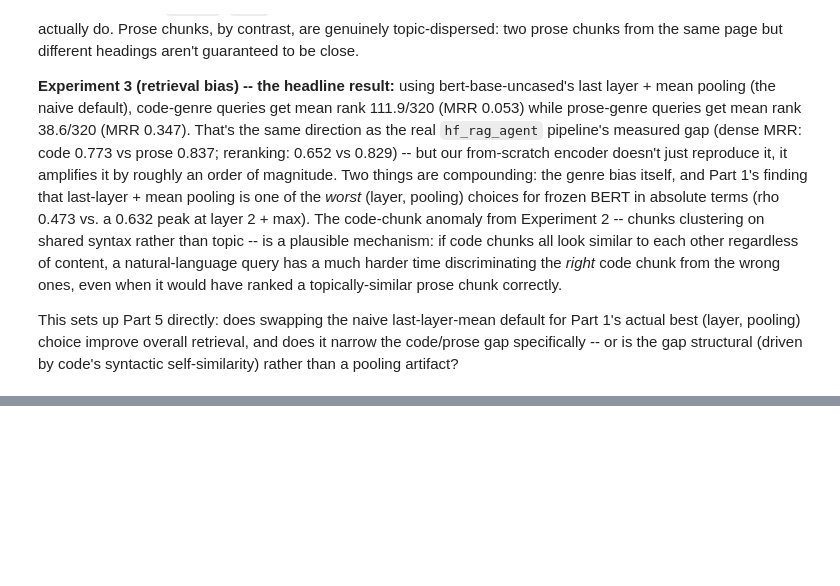
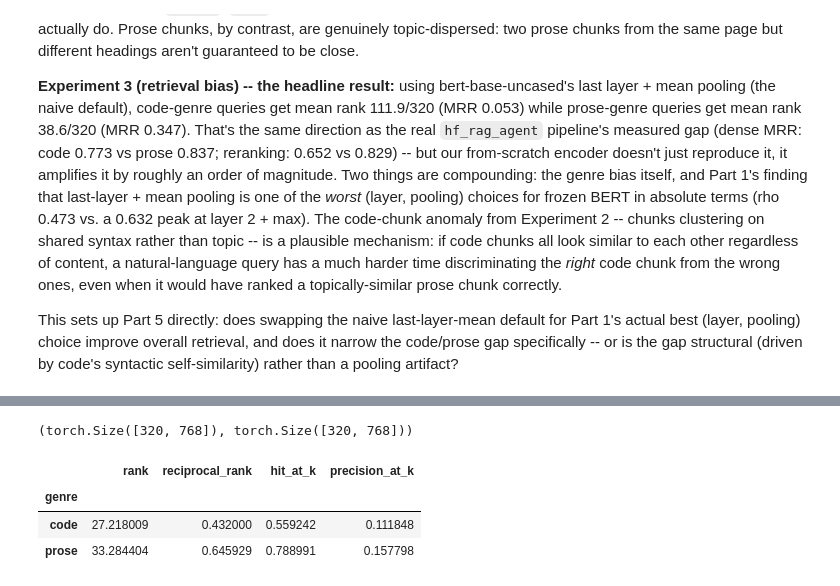
Before and after one commit to vitorlecio/bertoscope, a Jupyter notebook: notebooks/03_genre_retrieval.ipynb, the cells around one changed output, grey strips where cells are left out. Cells and saved outputs as stored; diff of their text form; code cells hidden in the pictures; blank space fills up the shorter version.

```diff
--- a/notebooks/03_genre_retrieval.ipynb
+++ b/notebooks/03_genre_retrieval.ipynb
@@ -210,0 +218,50 @@ This sets up Part 5 directly: does swapping the naive last-layer-mean default fo
+# %%
+BEST_LAYER, BEST_POOLING = 2, "max"
+
+
+def encode_best_layer(texts, max_length):
+    layer_vecs = []
+    for batch in extract_hidden_states(
+        tokenizer, model, texts, device=device, batch_size=8, max_length=max_length
+    ):
+        layer_vecs.append(pool_batch(batch, BEST_POOLING)[BEST_LAYER])
+    return torch.cat(layer_vecs, dim=0)
+
+
+chunk_embeddings_best = encode_best_layer(chunk_texts, max_length=320)
+query_embeddings_best = encode_best_layer(query_texts, max_length=64)
+chunk_embeddings_best.shape, query_embeddings_best.shape
+# %% [output]
+(torch.Size([320, 768]), torch.Size([320, 768]))
+# %%
+def rank_and_score(sim_matrix, k=5):
+    rows = []
+    for q_idx, item in enumerate(evals):
+        true_idx = chunk_id_to_idx[item.relevant_chunk_ids[0]]
+        true_sim = sim_matrix[q_idx, true_idx].item()
+        rank = (sim_matrix[q_idx] > true_sim).sum().item() + 1
+        top_k_idx = torch.topk(sim_matrix[q_idx], k).indices.tolist()
+        hit = true_idx in top_k_idx
+        rows.append(
+            {
+                "genre": genres[true_idx],
+                "rank": rank,
+                "reciprocal_rank": 1 / rank,
+                "hit_at_k": hit,
+                "precision_at_k": (1 / k) if hit else 0.0,
+            }
+        )
+    return pd.DataFrame(rows)
+
+
+query_norm_best = torch.nn.functional.normalize(query_embeddings_best, dim=-1)
+chunk_norm_best = torch.nn.functional.normalize(chunk_embeddings_best, dim=-1)
+sim_best = query_norm_best @ chunk_norm_best.T
+
+best_layer_df = rank_and_score(sim_best)
+best_layer_df.groupby("genre")[["rank", "reciprocal_rank", "hit_at_k", "precision_at_k"]].mean()
+# %% [output]
+|  | rank | reciprocal_rank | hit_at_k | precision_at_k |
+| genre |  |  |  |  |
+| code | 27.218009 | 0.432000 | 0.559242 | 0.111848 |
+| prose | 33.284404 | 0.645929 | 0.788991 | 0.157798 |
```
Also changed, not shown: parts of 8 cells of this notebook.
